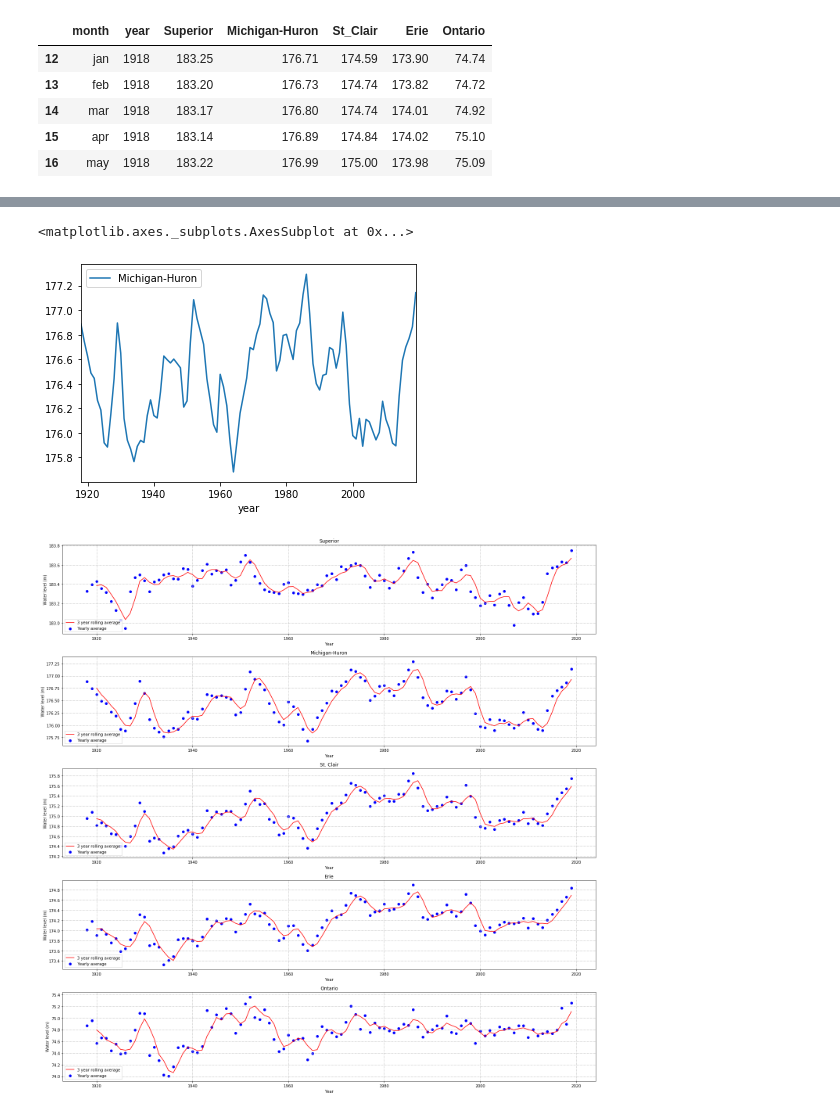
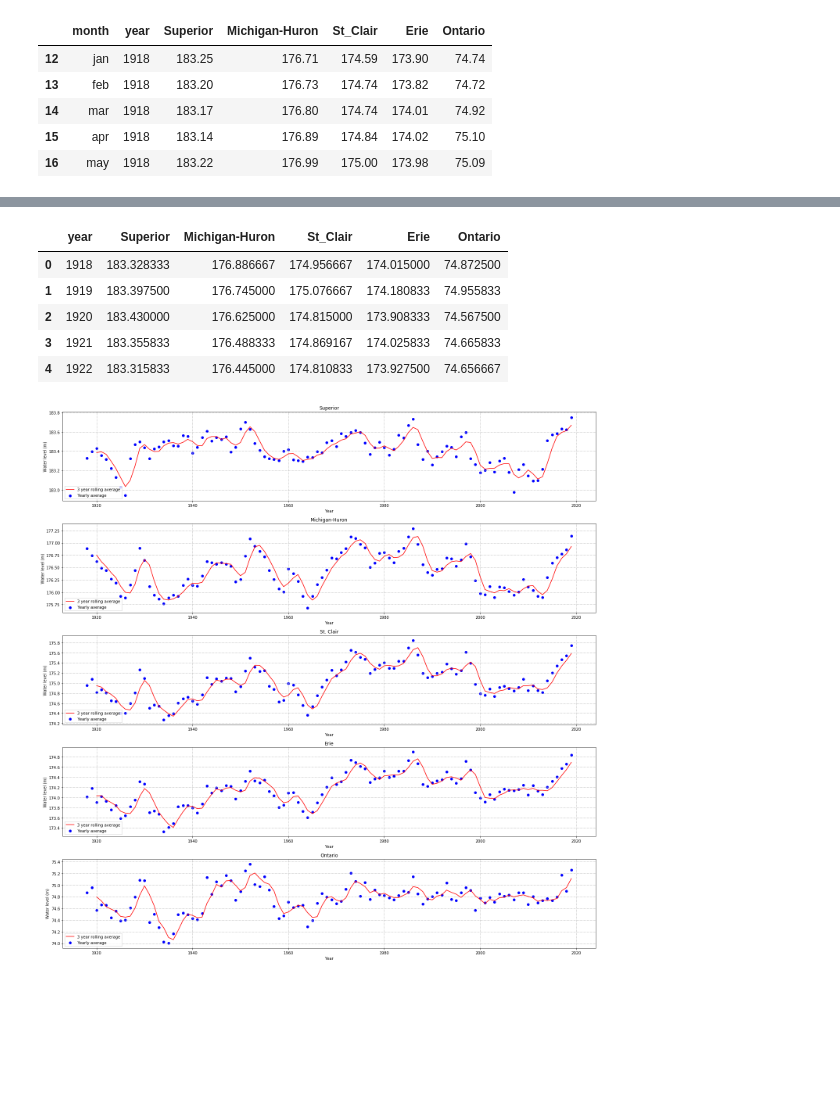
Before and after one commit to davidtracy6984/Climate-Change, a Jupyter notebook: GREATlakes.ipynb, the cells around one changed output, grey strips where cells are left out. Drawn from its saved outputs; the diff is of its cells as text; code cells hidden in the pictures; blank space fills up the shorter version.

```diff
--- a/GREATlakes.ipynb
+++ b/GREATlakes.ipynb
@@ -52,8 +44,12 @@ glwl_cleaned.plot(kind='line',x='year',y='Michigan-Huron')
 # %%
 #What I want to do next is take the yearly average. This will be fairly simple as I can use groupby
 glwl_yearly = glwl_cleaned.groupby('year')['Superior','Michigan-Huron','St_Clair','Erie','Ontario'].mean()
 glwl_yearly = glwl_yearly.reset_index()
-#glwl_yearly.plot(kind='line',x='year',y='Michigan-Huron')
+glwl_yearly.head()
 # %% [output]
-<matplotlib.axes._subplots.AxesSubplot at 0x...>
-[figure, removed]
+|  | year | Superior | Michigan-Huron | St_Clair | Erie | Ontario |
+| 0 | 1918 | 183.328333 | 176.886667 | 174.956667 | 174.015000 | 74.872500 |
+| 1 | 1919 | 183.397500 | 176.745000 | 175.076667 | 174.180833 | 74.955833 |
+| 2 | 1920 | 183.430000 | 176.625000 | 174.815000 | 173.908333 | 74.567500 |
+| 3 | 1921 | 183.355833 | 176.488333 | 174.869167 | 174.025833 | 74.665833 |
+| 4 | 1922 | 183.315833 | 176.445000 | 174.810833 | 173.927500 | 74.656667 |
```
Also changed, not shown: parts of 7 cells of this notebook.
